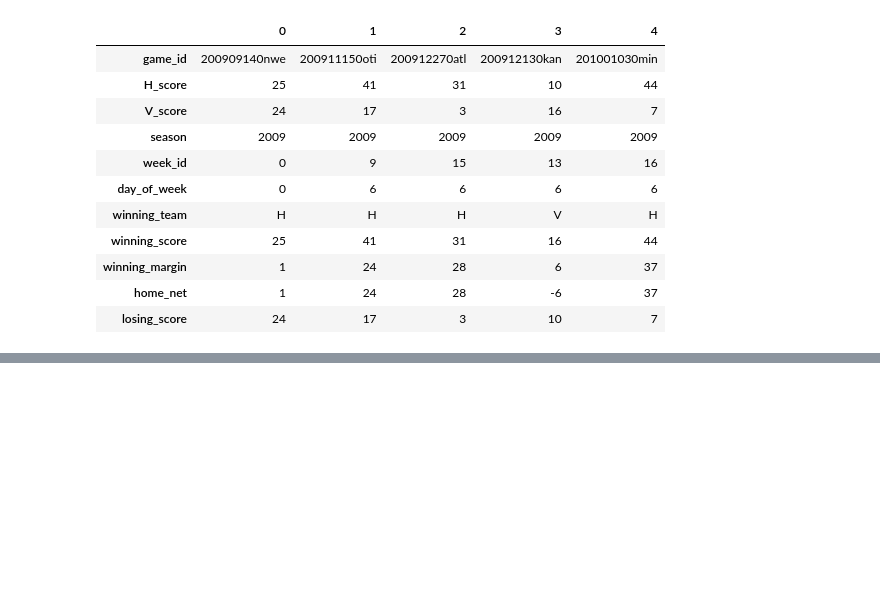
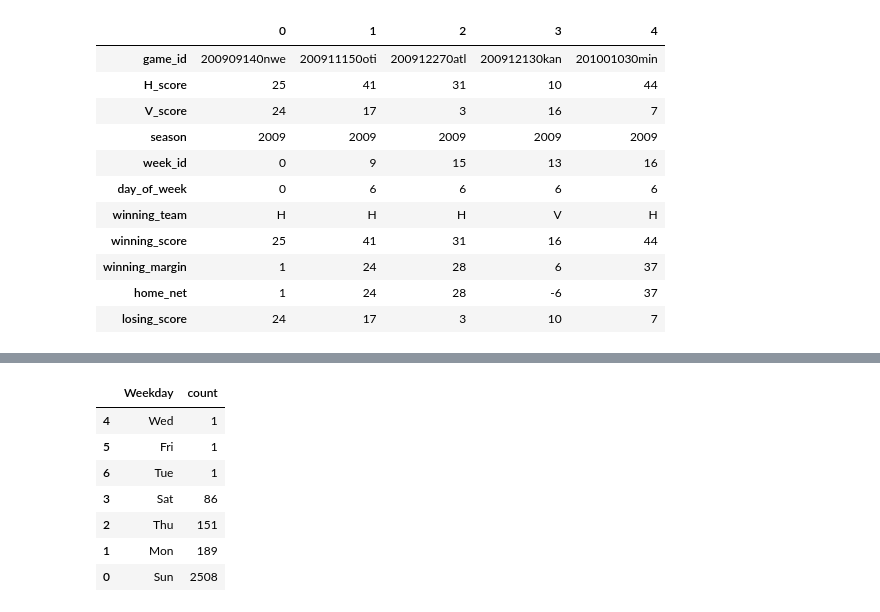
Before and after one commit to joshplotkin/modeling-football-outcomes-2019, a Jupyter notebook: public02_label.ipynb, the cells around one changed output, grey strips where cells are left out. Cells and saved outputs as stored; diff of their text form; code cells hidden in the pictures; blank space fills up the shorter version.

```diff
--- a/public02_label.ipynb
+++ b/public02_label.ipynb
@@ -275,0 +307,23 @@ df.limit(5).toPandas().T
+# %%
+dow_map = {
+    0: 'Mon',
+    1: 'Tue',
+    2: 'Wed',
+    3: 'Thu',
+    4: 'Fri',
+    5: 'Sat',
+    6: 'Sun',
+}
+dow_map_udf = udf(lambda x: dow_map[x], StringType())
+
+df = df.withColumn('Weekday', dow_map_udf('day_of_week'))
+df.groupby('Weekday').count().toPandas().sort_values(by='count')
+# %% [output]
+|  | Weekday | count |
+| 4 | Wed | 1 |
+| 5 | Fri | 1 |
+| 6 | Tue | 1 |
+| 3 | Sat | 86 |
+| 2 | Thu | 151 |
+| 1 | Mon | 189 |
+| 0 | Sun | 2508 |
```
Also changed, not shown: parts of 2 cells of this notebook.
